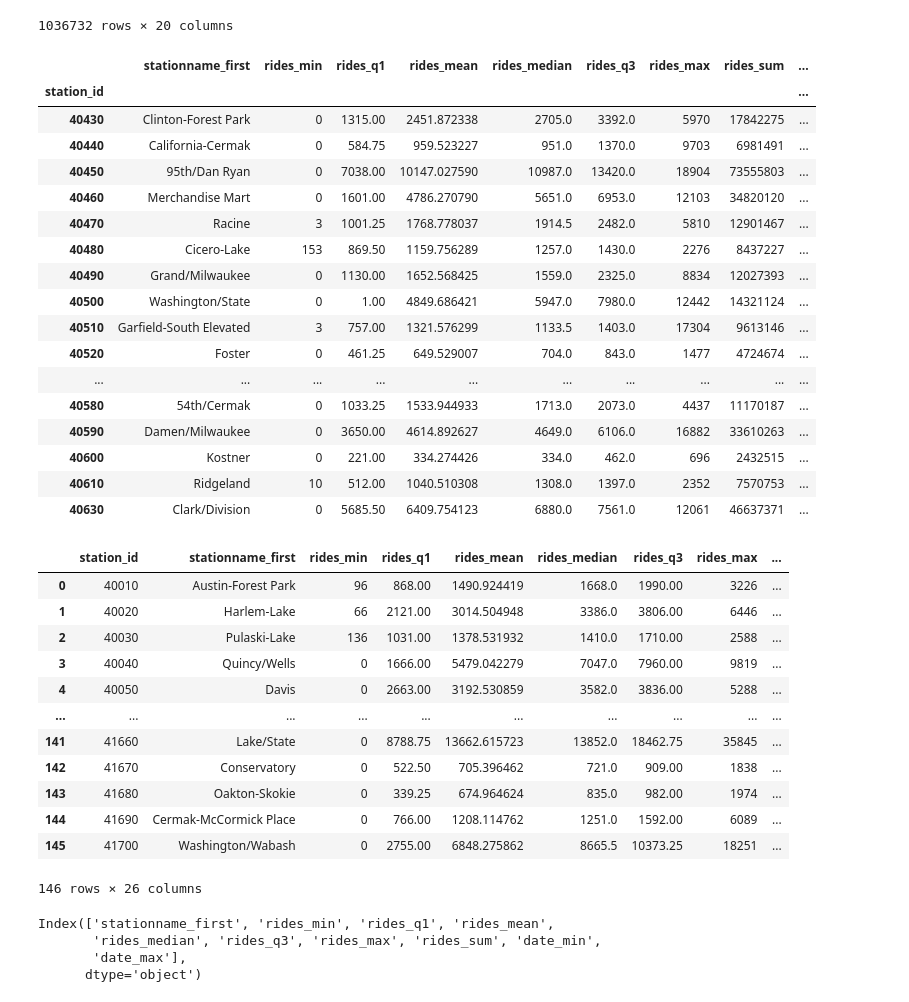
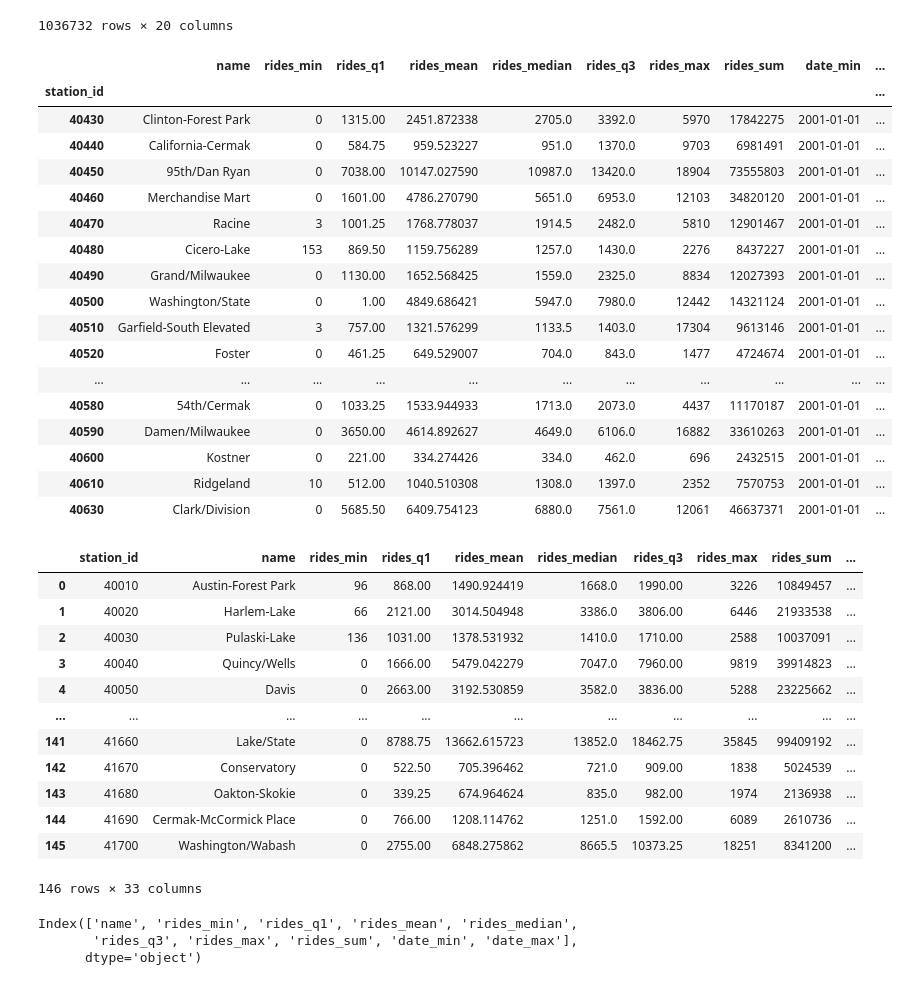
Before and after one commit to travisdoesmath/cta-ridership, a Jupyter notebook: Untitled.ipynb, the cells around one changed output. Drawn from its saved outputs; the diff is of its cells as text; code cells hidden in the pictures.

```diff
--- a/Untitled.ipynb
+++ b/Untitled.ipynb
@@ -119,33 +119,35 @@ df
 # %%
 def q1(x):
     return x.quantile(0.25)
 
 def q3(x):
     return x.quantile(0.75)
 
 rides_by_station = ridership_df.groupby('station_id').agg({
     'stationname':'first',
     'rides':['min',q1,'mean','median',q3,'max','sum'],
     'date':['min','max']
 })
 rides_by_station.columns = rides_by_station.columns.map('_'.join)
+rides_by_station.rename(columns={'stationname_first':'name', 'latitude_first':'latitude', 'longitude_first':'longitude'}, inplace=True)
+
 rides_by_station.iloc[40:60]
 # %% [output]
-|  | stationname_first | rides_min | rides_q1 | rides_mean | rides_median | rides_q3 | rides_max | rides_sum | ... |
-| station_id |  |  |  |  |  |  |  |  | ... |
-| 40430 | Clinton-Forest Park | 0 | 1315.00 | 2451.872338 | 2705.0 | 3392.0 | 5970 | 17842275 | ... |
-| 40440 | California-Cermak | 0 | 584.75 | 959.523227 | 951.0 | 1370.0 | 9703 | 6981491 | ... |
-| 40450 | 95th/Dan Ryan | 0 | 7038.00 | 10147.027590 | 10987.0 | 13420.0 | 18904 | 73555803 | ... |
-| 40460 | Merchandise Mart | 0 | 1601.00 | 4786.270790 | 5651.0 | 6953.0 | 12103 | 34820120 | ... |
-| 40470 | Racine | 3 | 1001.25 | 1768.778037 | 1914.5 | 2482.0 | 5810 | 12901467 | ... |
-| 40480 | Cicero-Lake | 153 | 869.50 | 1159.756289 | 1257.0 | 1430.0 | 2276 | 8437227 | ... |
-| 40490 | Grand/Milwaukee | 0 | 1130.00 | 1652.568425 | 1559.0 | 2325.0 | 8834 | 12027393 | ... |
-| 40500 | Washington/State | 0 | 1.00 | 4849.686421 | 5947.0 | 7980.0 | 12442 | 14321124 | ... |
-| 40510 | Garfield-South Elevated | 3 | 757.00 | 1321.576299 | 1133.5 | 1403.0 | 17304 | 9613146 | ... |
-| 40520 | Foster | 0 | 461.25 | 649.529007 | 704.0 | 843.0 | 1477 | 4724674 | ... |
-| ... | ... | ... | ... | ... | ... | ... | ... | ... | ... |
-| 40580 | 54th/Cermak | 0 | 1033.25 | 1533.944933 | 1713.0 | 2073.0 | 4437 | 11170187 | ... |
-| 40590 | Damen/Milwaukee | 0 | 3650.00 | 4614.892627 | 4649.0 | 6106.0 | 16882 | 33610263 | ... |
-| 40600 | Kostner | 0 | 221.00 | 334.274426 | 334.0 | 462.0 | 696 | 2432515 | ... |
-| 40610 | Ridgeland | 10 | 512.00 | 1040.510308 | 1308.0 | 1397.0 | 2352 | 7570753 | ... |
-| 40630 | Clark/Division | 0 | 5685.50 | 6409.754123 | 6880.0 | 7561.0 | 12061 | 46637371 | ... |
+|  | name | rides_min | rides_q1 | rides_mean | rides_median | rides_q3 | rides_max | rides_sum | date_min | ... |
+| station_id |  |  |  |  |  |  |  |  |  | ... |
+| 40430 | Clinton-Forest Park | 0 | 1315.00 | 2451.872338 | 2705.0 | 3392.0 | 5970 | 17842275 | 2001-01-01 | ... |
+| 40440 | California-Cermak | 0 | 584.75 | 959.523227 | 951.0 | 1370.0 | 9703 | 6981491 | 2001-01-01 | ... |
+| 40450 | 95th/Dan Ryan | 0 | 7038.00 | 10147.027590 | 10987.0 | 13420.0 | 18904 | 73555803 | 2001-01-01 | ... |
+| 40460 | Merchandise Mart | 0 | 1601.00 | 4786.270790 | 5651.0 | 6953.0 | 12103 | 34820120 | 2001-01-01 | ... |
+| 40470 | Racine | 3 | 1001.25 | 1768.778037 | 1914.5 | 2482.0 | 5810 | 12901467 | 2001-01-01 | ... |
+| 40480 | Cicero-Lake | 153 | 869.50 | 1159.756289 | 1257.0 | 1430.0 | 2276 | 8437227 | 2001-01-01 | ... |
+| 40490 | Grand/Milwaukee | 0 | 1130.00 | 1652.568425 | 1559.0 | 2325.0 | 8834 | 12027393 | 2001-01-01 | ... |
+| 40500 | Washington/State | 0 | 1.00 | 4849.686421 | 5947.0 | 7980.0 | 12442 | 14321124 | 2001-01-01 | ... |
+| 40510 | Garfield-South Elevated | 3 | 757.00 | 1321.576299 | 1133.5 | 1403.0 | 17304 | 9613146 | 2001-01-01 | ... |
+| 40520 | Foster | 0 | 461.25 | 649.529007 | 704.0 | 843.0 | 1477 | 4724674 | 2001-01-01 | ... |
+| ... | ... | ... | ... | ... | ... | ... | ... | ... | ... | ... |
+| 40580 | 54th/Cermak | 0 | 1033.25 | 1533.944933 | 1713.0 | 2073.0 | 4437 | 11170187 | 2001-01-01 | ... |
+| 40590 | Damen/Milwaukee | 0 | 3650.00 | 4614.892627 | 4649.0 | 6106.0 | 16882 | 33610263 | 2001-01-01 | ... |
+| 40600 | Kostner | 0 | 221.00 | 334.274426 | 334.0 | 462.0 | 696 | 2432515 | 2001-01-01 | ... |
+| 40610 | Ridgeland | 10 | 512.00 | 1040.510308 | 1308.0 | 1397.0 | 2352 | 7570753 | 2001-01-01 | ... |
+| 40630 | Clark/Division | 0 | 5685.50 | 6409.754123 | 6880.0 | 7561.0 | 12061 | 46637371 | 2001-01-01 | ... |
@@ -152,23 +159,24 @@ rides_by_station.iloc[40:60]
 # %%
-pd.merge(rides_by_station.reset_index(), l_stations_df, how='left', left_on='station_id', right_on='MAP_ID')
+df = pd.merge(rides_by_station.reset_index(), l_stations_df, how='left', left_on='station_id', right_on='MAP_ID').merge(weekday_ridership_df, left_on='station_id', right_index=True)
+df.to_json('static/data/cta_ridership.json', orient='records')
+df
 # %% [output]
-|  | station_id | stationname_first | rides_min | rides_q1 | rides_mean | rides_median | rides_q3 | rides_max | ... |
-| 0 | 40010 | Austin-Forest Park | 96 | 868.00 | 1490.924419 | 1668.0 | 1990.00 | 3226 | ... |
-| 1 | 40020 | Harlem-Lake | 66 | 2121.00 | 3014.504948 | 3386.0 | 3806.00 | 6446 | ... |
-| 2 | 40030 | Pulaski-Lake | 136 | 1031.00 | 1378.531932 | 1410.0 | 1710.00 | 2588 | ... |
-| 3 | 40040 | Quincy/Wells | 0 | 1666.00 | 5479.042279 | 7047.0 | 7960.00 | 9819 | ... |
-| 4 | 40050 | Davis | 0 | 2663.00 | 3192.530859 | 3582.0 | 3836.00 | 5288 | ... |
-| ... | ... | ... | ... | ... | ... | ... | ... | ... | ... |
-| 141 | 41660 | Lake/State | 0 | 8788.75 | 13662.615723 | 13852.0 | 18462.75 | 35845 | ... |
-| 142 | 41670 | Conservatory | 0 | 522.50 | 705.396462 | 721.0 | 909.00 | 1838 | ... |
-| 143 | 41680 | Oakton-Skokie | 0 | 339.25 | 674.964624 | 835.0 | 982.00 | 1974 | ... |
-| 144 | 41690 | Cermak-McCormick Place | 0 | 766.00 | 1208.114762 | 1251.0 | 1592.00 | 6089 | ... |
-| 145 | 41700 | Washington/Wabash | 0 | 2755.00 | 6848.275862 | 8665.5 | 10373.25 | 18251 | ... |
+|  | station_id | name | rides_min | rides_q1 | rides_mean | rides_median | rides_q3 | rides_max | rides_sum | ... |
+| 0 | 40010 | Austin-Forest Park | 96 | 868.00 | 1490.924419 | 1668.0 | 1990.00 | 3226 | 10849457 | ... |
+| 1 | 40020 | Harlem-Lake | 66 | 2121.00 | 3014.504948 | 3386.0 | 3806.00 | 6446 | 21933538 | ... |
+| 2 | 40030 | Pulaski-Lake | 136 | 1031.00 | 1378.531932 | 1410.0 | 1710.00 | 2588 | 10037091 | ... |
+| 3 | 40040 | Quincy/Wells | 0 | 1666.00 | 5479.042279 | 7047.0 | 7960.00 | 9819 | 39914823 | ... |
+| 4 | 40050 | Davis | 0 | 2663.00 | 3192.530859 | 3582.0 | 3836.00 | 5288 | 23225662 | ... |
+| ... | ... | ... | ... | ... | ... | ... | ... | ... | ... | ... |
+| 141 | 41660 | Lake/State | 0 | 8788.75 | 13662.615723 | 13852.0 | 18462.75 | 35845 | 99409192 | ... |
+| 142 | 41670 | Conservatory | 0 | 522.50 | 705.396462 | 721.0 | 909.00 | 1838 | 5024539 | ... |
+| 143 | 41680 | Oakton-Skokie | 0 | 339.25 | 674.964624 | 835.0 | 982.00 | 1974 | 2136938 | ... |
+| 144 | 41690 | Cermak-McCormick Place | 0 | 766.00 | 1208.114762 | 1251.0 | 1592.00 | 6089 | 2610736 | ... |
+| 145 | 41700 | Washington/Wabash | 0 | 2755.00 | 6848.275862 | 8665.5 | 10373.25 | 18251 | 8341200 | ... |
-146 rows × 26 columns
+146 rows × 33 columns
 # %%
 rides_by_station.columns
 # %% [output]
-Index(['stationname_first', 'rides_min', 'rides_q1', 'rides_mean',
-       'rides_median', 'rides_q3', 'rides_max', 'rides_sum', 'date_min',
-       'date_max'],
+Index(['name', 'rides_min', 'rides_q1', 'rides_mean', 'rides_median',
+       'rides_q3', 'rides_max', 'rides_sum', 'date_min', 'date_max'],
       dtype='object')
```
Also changed, not shown: parts of 1 cell of this notebook, 4 other files.
